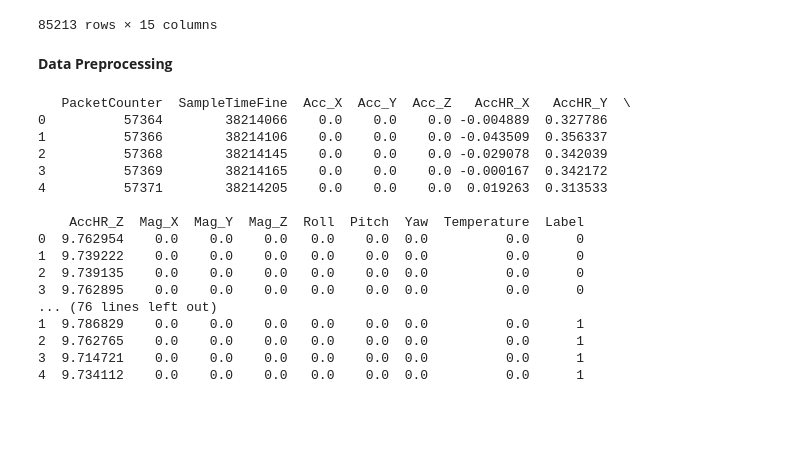
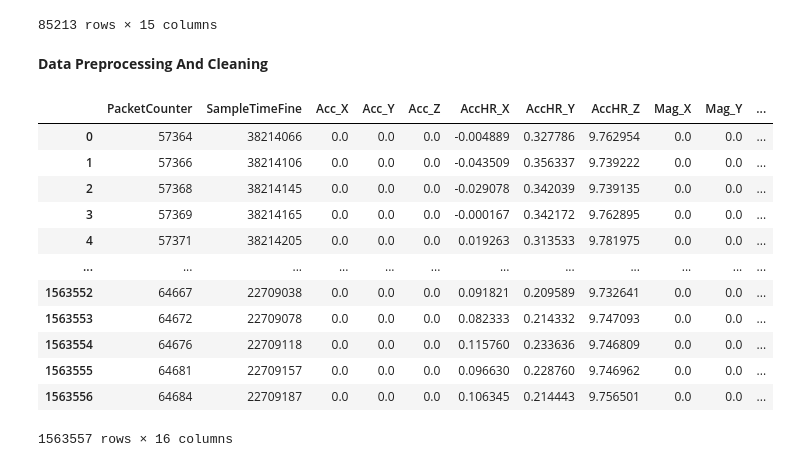
Before and after one commit to Samplergithub769/mtu-xsens-imu-Sensor, a Jupyter notebook: mtu_xsens_imu_Sensor.ipynb, the cells around one changed output. Cells and saved outputs as stored; diff of their text form; code cells hidden in the pictures; blank space fills up the shorter version.

```diff
--- a/mtu_xsens_imu_Sensor.ipynb
+++ b/mtu_xsens_imu_Sensor.ipynb
@@ -119,4 +119,4 @@ df_noise_100hz
 | 85212 | 64684 | 22709187 | 0.0 | 0.0 | 0.0 | 0.106345 | 0.214443 | 9.756501 | 0.0 | 0.0 | ... |
 85213 rows × 15 columns
 # %% [markdown]
-**Data Preprocessing**
+**Data Preprocessing And Cleaning**
@@ -129,25 +123,30 @@ for df in[df_noise_25hz,df_noise_50hz,df_noise_100hz]:
-# %%
-print(df_25hz.head())         # Should show 'Label' column with 0
-print(df_50hz.head())         # Should show 'Label' column with 0
-print(df_100hz.head())        # Should show 'Label' column with 0
-print(df_noise_25hz.head())   # Should show 'Label' column with 1
-print(df_noise_50hz.head())   # Should show 'Label' column with 1
-print(df_noise_100hz.head())  # Should show 'Label' column with 1
-# %% [output]
-   PacketCounter  SampleTimeFine  Acc_X  Acc_Y  Acc_Z   AccHR_X   AccHR_Y  \
-0          57364        38214066    0.0    0.0    0.0 -0.004889  0.327786
-1          57366        38214106    0.0    0.0    0.0 -0.043509  0.356337
-2          57368        38214145    0.0    0.0    0.0 -0.029078  0.342039
-3          57369        38214165    0.0    0.0    0.0 -0.000167  0.342172
-4          57371        38214205    0.0    0.0    0.0  0.019263  0.313533
-
-    AccHR_Z  Mag_X  Mag_Y  Mag_Z  Roll  Pitch  Yaw  Temperature  Label
-0  9.762954    0.0    0.0    0.0   0.0    0.0  0.0          0.0      0
-1  9.739222    0.0    0.0    0.0   0.0    0.0  0.0          0.0      0
-2  9.739135    0.0    0.0    0.0   0.0    0.0  0.0          0.0      0
-3  9.762895    0.0    0.0    0.0   0.0    0.0  0.0          0.0      0
-... (76 lines left out)
-1  9.786829    0.0    0.0    0.0   0.0    0.0  0.0          0.0      1
-2  9.762765    0.0    0.0    0.0   0.0    0.0  0.0          0.0      1
-3  9.714721    0.0    0.0    0.0   0.0    0.0  0.0          0.0      1
-4  9.734112    0.0    0.0    0.0   0.0    0.0  0.0          0.0      1
+# %%
+# Add 'source' column
+df_25hz['source'] = '25Hz'
+df_50hz['source'] = '50Hz'
+df_100hz['source'] = '100Hz'
+df_noise_25hz['source'] = 'Noise_25Hz'
+df_noise_50hz['source'] = 'Noise_50Hz'
+df_noise_100hz['source'] = 'Noise_100Hz'
+# %%
+# Combine all
+df_all = pd.concat([
+    df_25hz, df_50hz, df_100hz,
+    df_noise_25hz, df_noise_50hz, df_noise_100hz
+], ignore_index=True)
+# %%
+df_all
+# %% [output]
+|  | PacketCounter | SampleTimeFine | Acc_X | Acc_Y | Acc_Z | AccHR_X | AccHR_Y | AccHR_Z | Mag_X | Mag_Y | ... |
+| 0 | 57364 | 38214066 | 0.0 | 0.0 | 0.0 | -0.004889 | 0.327786 | 9.762954 | 0.0 | 0.0 | ... |
+| 1 | 57366 | 38214106 | 0.0 | 0.0 | 0.0 | -0.043509 | 0.356337 | 9.739222 | 0.0 | 0.0 | ... |
+| 2 | 57368 | 38214145 | 0.0 | 0.0 | 0.0 | -0.029078 | 0.342039 | 9.739135 | 0.0 | 0.0 | ... |
+| 3 | 57369 | 38214165 | 0.0 | 0.0 | 0.0 | -0.000167 | 0.342172 | 9.762895 | 0.0 | 0.0 | ... |
+| 4 | 57371 | 38214205 | 0.0 | 0.0 | 0.0 | 0.019263 | 0.313533 | 9.781975 | 0.0 | 0.0 | ... |
+| ... | ... | ... | ... | ... | ... | ... | ... | ... | ... | ... | ... |
+| 1563552 | 64667 | 22709038 | 0.0 | 0.0 | 0.0 | 0.091821 | 0.209589 | 9.732641 | 0.0 | 0.0 | ... |
+| 1563553 | 64672 | 22709078 | 0.0 | 0.0 | 0.0 | 0.082333 | 0.214332 | 9.747093 | 0.0 | 0.0 | ... |
+| 1563554 | 64676 | 22709118 | 0.0 | 0.0 | 0.0 | 0.115760 | 0.233636 | 9.746809 | 0.0 | 0.0 | ... |
+| 1563555 | 64681 | 22709157 | 0.0 | 0.0 | 0.0 | 0.096630 | 0.228760 | 9.746962 | 0.0 | 0.0 | ... |
+| 1563556 | 64684 | 22709187 | 0.0 | 0.0 | 0.0 | 0.106345 | 0.214443 | 9.756501 | 0.0 | 0.0 | ... |
+1563557 rows × 16 columns
```
Also changed, not shown: parts of 1 cell of this notebook.
